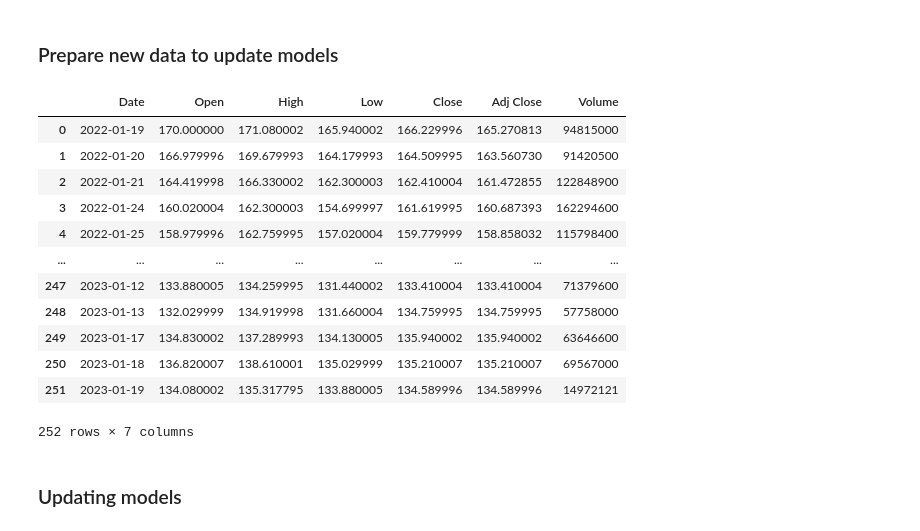
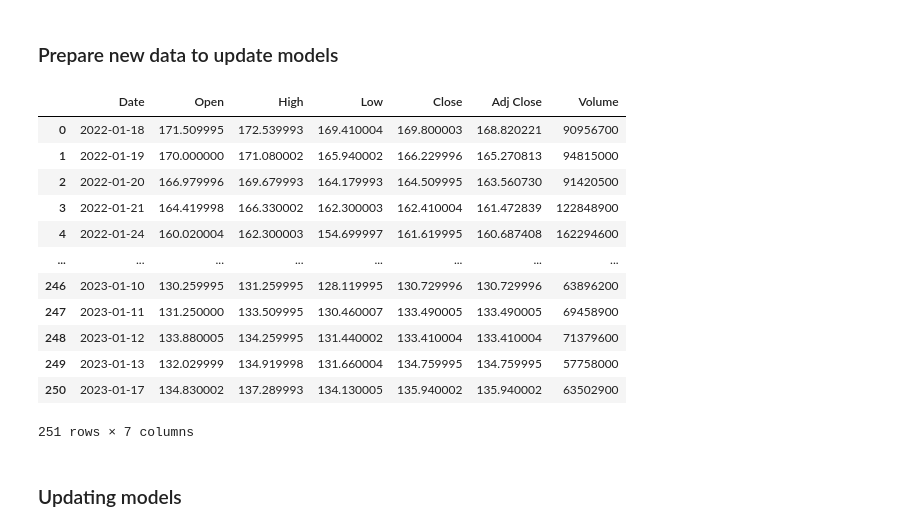
Before and after one commit to r-vvch/DMLS_2022_stocks, a Jupyter notebook: UPDATE_MODELS.ipynb, the cells around one changed output. Cells and saved outputs as stored; diff of their text form; code cells hidden in the pictures.

```diff
--- a/UPDATE_MODELS.ipynb
+++ b/UPDATE_MODELS.ipynb
@@ -5,30 +14,30 @@ import prophet
 # %% [markdown]
 ### Prepare new data to update models
 # %%
-new_data = pd.read_csv('./data/NASDAQ_100/AAPL.csv')
+new_data = pd.read_csv('./NASDAQ_100/AAPL.csv')
 new_data['Date'] = pd.to_datetime(new_data['Date'])
 # latest_date = df_data['Date'].tail(6).values[3]
 # latest_date = ''
 # with open('./containers/update/latest_date.txt', 'r') as f:
 #     latest_date = f.readline()
 #     f.close()
 # latest_date = pd.to_datetime(latest_date)
 # new_data = df_data[df_data['Date'] > latest_date]
 new_data
 # %% [output]
 |  | Date | Open | High | Low | Close | Adj Close | Volume |
-| 0 | 2022-01-19 | 170.000000 | 171.080002 | 165.940002 | 166.229996 | 165.270813 | 94815000 |
-| 1 | 2022-01-20 | 166.979996 | 169.679993 | 164.179993 | 164.509995 | 163.560730 | 91420500 |
-| 2 | 2022-01-21 | 164.419998 | 166.330002 | 162.300003 | 162.410004 | 161.472855 | 122848900 |
-| 3 | 2022-01-24 | 160.020004 | 162.300003 | 154.699997 | 161.619995 | 160.687393 | 162294600 |
-| 4 | 2022-01-25 | 158.979996 | 162.759995 | 157.020004 | 159.779999 | 158.858032 | 115798400 |
+| 0 | 2022-01-18 | 171.509995 | 172.539993 | 169.410004 | 169.800003 | 168.820221 | 90956700 |
+| 1 | 2022-01-19 | 170.000000 | 171.080002 | 165.940002 | 166.229996 | 165.270813 | 94815000 |
+| 2 | 2022-01-20 | 166.979996 | 169.679993 | 164.179993 | 164.509995 | 163.560730 | 91420500 |
+| 3 | 2022-01-21 | 164.419998 | 166.330002 | 162.300003 | 162.410004 | 161.472839 | 122848900 |
+| 4 | 2022-01-24 | 160.020004 | 162.300003 | 154.699997 | 161.619995 | 160.687408 | 162294600 |
 | ... | ... | ... | ... | ... | ... | ... | ... |
-| 247 | 2023-01-12 | 133.880005 | 134.259995 | 131.440002 | 133.410004 | 133.410004 | 71379600 |
-| 248 | 2023-01-13 | 132.029999 | 134.919998 | 131.660004 | 134.759995 | 134.759995 | 57758000 |
-| 249 | 2023-01-17 | 134.830002 | 137.289993 | 134.130005 | 135.940002 | 135.940002 | 63646600 |
-| 250 | 2023-01-18 | 136.820007 | 138.610001 | 135.029999 | 135.210007 | 135.210007 | 69567000 |
-| 251 | 2023-01-19 | 134.080002 | 135.317795 | 133.880005 | 134.589996 | 134.589996 | 14972121 |
+| 246 | 2023-01-10 | 130.259995 | 131.259995 | 128.119995 | 130.729996 | 130.729996 | 63896200 |
+| 247 | 2023-01-11 | 131.250000 | 133.509995 | 130.460007 | 133.490005 | 133.490005 | 69458900 |
+| 248 | 2023-01-12 | 133.880005 | 134.259995 | 131.440002 | 133.410004 | 133.410004 | 71379600 |
+| 249 | 2023-01-13 | 132.029999 | 134.919998 | 131.660004 | 134.759995 | 134.759995 | 57758000 |
+| 250 | 2023-01-17 | 134.830002 | 137.289993 | 134.130005 | 135.940002 | 135.940002 | 63502900 |
-252 rows × 7 columns
+251 rows × 7 columns
 # %% [markdown]
 ### Updating models
 # %%
```
Also changed, not shown: parts of 13 cells of this notebook.
